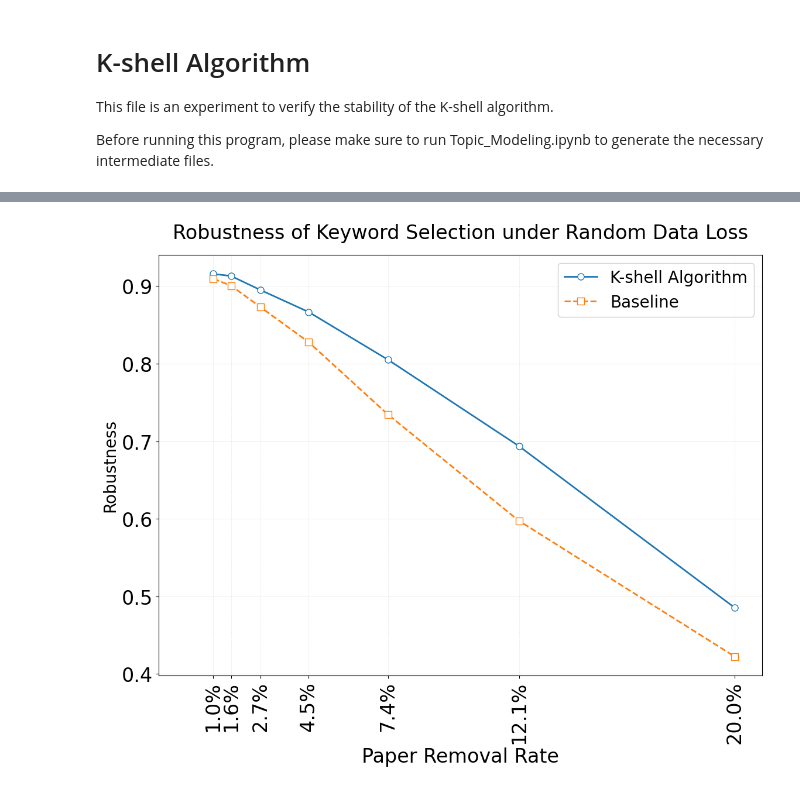
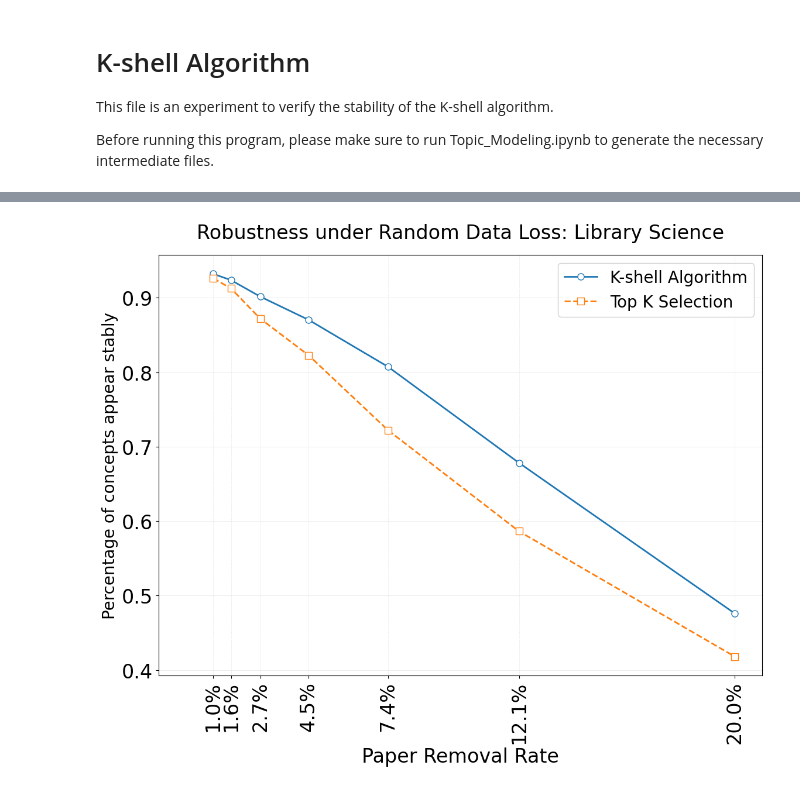
Before and after one commit to Liu-Steve/concept-evolution-tree, a Jupyter notebook: EX2_K_Shell.ipynb, the cells around one changed output, grey strips where cells are left out. Drawn from its saved outputs; the diff is of its cells as text; code cells hidden in the pictures.

Commit message:
Update K-shell experiment

```diff
--- a/EX2_K_Shell.ipynb
+++ b/EX2_K_Shell.ipynb
@@ -239,7 +229,8 @@ def analyze_stability_across_a(
     t=5,
     random_seed=42,
     num_processes=None,
-    file_path="topics_csr"
+    file_path="topics_csr_ai",
+    domain_name="Artificial Intelligence"
 ):
     """
     Analyze stability across different paper removal rates (a values)
@@ -253,6 +244,7 @@ def analyze_stability_across_a(
         random_seed (int): Base random seed
         num_processes (int): Number of parallel processes
         file_path (str): Which folder to import topics
+        domain_name (str): Which domain is the dataset
 
     Returns:
         tuple: (a_values, k_shell_means, dc_means)
@@ -276,8 +268,8 @@ def analyze_stability_across_a(
             file_path=file_path,
         )
 
-        k_shell_means.append(results['k_shell']['mean'])
-        dc_means.append(results['dynamic_count']['mean'])
+        k_shell_means.append(results["k_shell"]["mean"])
+        dc_means.append(results["dynamic_count"]["mean"])
 
     # Convert to numpy arrays
     a_values = np.array(a_values)
@@ -286,43 +278,81 @@ def analyze_stability_across_a(
 
     # Create plot with improved formatting
     plt.figure(figsize=(12, 10))
-    plt.rcParams.update({'font.size': 24})
+    plt.rcParams.update({"font.size": 24})
 
     # Plot mean stability
-    plt.plot(a_values, k_shell_means, '-o', markersize=8, label='K-shell Algorithm',
-             color='#1f77b4', linewidth=2, markerfacecolor='white', markeredgecolor='#1f77b4')
-    plt.plot(a_values, dc_means, '--s', markersize=8, label='Baseline',
-             color='#ff7f0e', linewidth=2, markerfacecolor='white', markeredgecolor='#ff7f0e')
+    plt.plot(
+        a_values,
+        k_shell_means,
+        "-o",
+        markersize=8,
+        label="K-shell Algorithm",
+        color="#1f77b4",
+        linewidth=2,
+        markerfacecolor="white",
+        markeredgecolor="#1f77b4",
+    )
+    plt.plot(
+        a_values,
+        dc_means,
+        "--s",
+        markersize=8,
+        label="Top K Selection",
+        color="#ff7f0e",
+        linewidth=2,
+        markerfacecolor="white",
+        markeredgecolor="#ff7f0e",
+    )
 
     # Formatting
-    plt.title('Robustness of Keyword Selection under Random Data Loss', fontsize=24, pad=20)
-    plt.xlabel('Paper Removal Rate', fontsize=24)
-    plt.ylabel('Robustness', fontsize=20)
-    plt.legend(fontsize=20, frameon=True, framealpha=0.9, loc='best')
+    plt.title(
+        f"Robustness under Random Data Loss: {domain_name}", fontsize=24, pad=20
+    )
+    plt.xlabel("Paper Removal Rate", fontsize=24)
+    plt.ylabel("Percentage of concepts appear stably", fontsize=20)
+    plt.legend(fontsize=20, frameon=True, framealpha=0.9, loc="best")
 
     # Custom grid and ticks
-    plt.xticks(a_values, [f'{x:.1%}' for x in a_values], rotation=90)
-    plt.gca().xaxis.set_ticks_position('bottom')
-    plt.gca().yaxis.set_ticks_position('left')
+    plt.xticks(a_values, [f"{x:.1%}" for x in a_values], rotation=90)
+    plt.gca().xaxis.set_ticks_position("bottom")
+    plt.gca().yaxis.set_ticks_position("left")
 
     # Add vertical grid lines at each data point
-    plt.grid(axis='x', alpha=0.3, linestyle='--', linewidth=0.5)
-    plt.grid(axis='y', alpha=0.3, linestyle='-', linewidth=0.5)
+    plt.grid(axis="x", alpha=0.3, linestyle="--", linewidth=0.5)
+    plt.grid(axis="y", alpha=0.3, linestyle="-", linewidth=0.5)
 
     # Set axis limits
-    plt.xlim(a_min-0.01, a_max+0.01)
+    plt.xlim(a_min - 0.01, a_max + 0.01)
 
     # Show plot
     plt.tight_layout()
     # plt.show()
-    plt.savefig(f"./pic_for_paper/K-shell_{file_path}.pdf")
+    plt.savefig(f"./pic_for_paper/3.2 - K-shell {file_path}.pdf")
 
     return a_values, k_shell_means, dc_means
 
+def compare(a_values, k_shell_means, dc_means):
+    diff = k_shell_means - dc_means
+    print("min:", min(diff))
+    print("max:", max(diff))
+    print("avg:", np.average(diff))
+    a_range = (a_values[-1] - a_values[0]) * 10
+    print(f"slope: K-shell {(k_shell_means[-1] - k_shell_means[0]) / a_range}, \
+    Baseline: {(dc_means[-1] - dc_means[0]) / a_range}")
 
-a_values, k_shell_means, dc_means = analyze_stability_across_a(t=5, file_path="topics")
-a_values, k_shell_means, dc_means = analyze_stability_across_a(t=5, file_path="topics_lis")
-a_values, k_shell_means, dc_means = analyze_stability_across_a(t=5, file_path="topics_soci")
+
+a_values, k_shell_means, dc_means = analyze_stability_across_a(
+    t=5, file_path="topics_csr_ai", domain_name="Artificial Intelligence"
+)
+compare(a_values, k_shell_means, dc_means)
+a_values, k_shell_means, dc_means = analyze_stability_across_a(
+    t=5, file_path="topics_lis", domain_name="Library Science"
+)
+compare(a_values, k_shell_means, dc_means)
+a_values, k_shell_means, dc_means = analyze_stability_across_a(
+    t=5, file_path="topics_soci", domain_name="Social Science"
+)
+compare(a_values, k_shell_means, dc_means)
 # %% [output]
 Processing a=0.0100
 Processing a=0.0165
@@ -345 +375 @@ Processing a=0.2000
-[figure, old version]
+[figure, new version]
```
Also changed, not shown: parts of 3 cells of this notebook.
